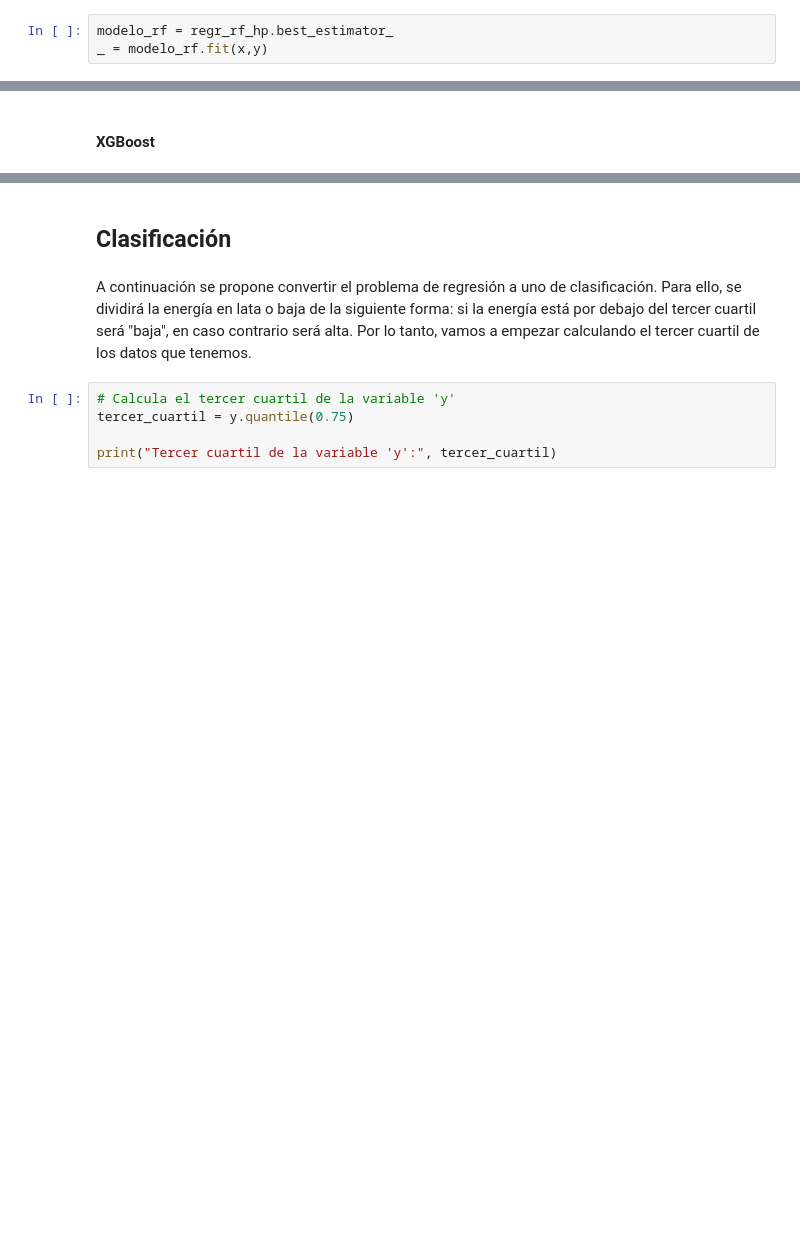
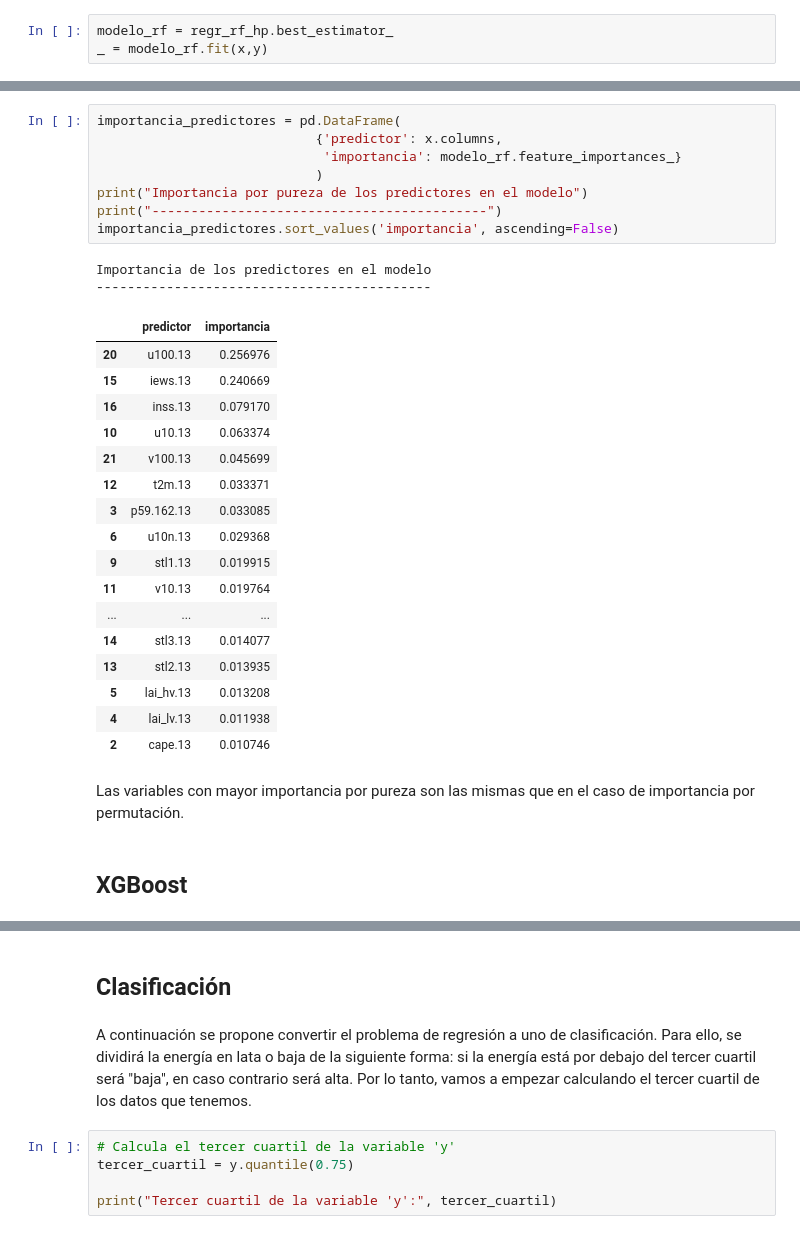
Before and after one commit to GLuis189/GRUPO13_Practica1, a Jupyter notebook: main.ipynb, the cells around one changed output, grey strips where cells are left out. Saved outputs shown, nothing was run; the diff lists cells and outputs as text; blank space fills up the shorter version.

```diff
--- a/main.ipynb
+++ b/main.ipynb
@@ -1307,5 +1283,35 @@ Como se puede observar, las variables que más influyen son u100.13, iews.13, in
+# %%
+importancia_predictores = pd.DataFrame(
+                            {'predictor': x.columns,
+                             'importancia': modelo_rf.feature_importances_}
+                            )
+print("Importancia por pureza de los predictores en el modelo")
+print("-------------------------------------------")
+importancia_predictores.sort_values('importancia', ascending=False)
+# %% [output]
+Importancia de los predictores en el modelo
+-------------------------------------------
+|  | predictor | importancia |
+| 20 | u100.13 | 0.256976 |
+| 15 | iews.13 | 0.240669 |
+| 16 | inss.13 | 0.079170 |
+| 10 | u10.13 | 0.063374 |
+| 21 | v100.13 | 0.045699 |
+| 12 | t2m.13 | 0.033371 |
+| 3 | p59.162.13 | 0.033085 |
+| 6 | u10n.13 | 0.029368 |
+| 9 | stl1.13 | 0.019915 |
+| 11 | v10.13 | 0.019764 |
+| ... | ... | ... |
+| 14 | stl3.13 | 0.014077 |
+| 13 | stl2.13 | 0.013935 |
+| 5 | lai_hv.13 | 0.013208 |
+| 4 | lai_lv.13 | 0.011938 |
+| 2 | cape.13 | 0.010746 |
+# %% [markdown]
+Las variables con mayor importancia por pureza son las mismas que en el caso de importancia por permutación.
 # %% [markdown]
-#### XGBoost
+## XGBoost
 # %%
 # espacio de búsqueda
 param_grid = {'max_depth'        : [None, 1, 3, 5, 10, 20],
```
Also changed, not shown: parts of 60 cells of this notebook, 1 other file.
